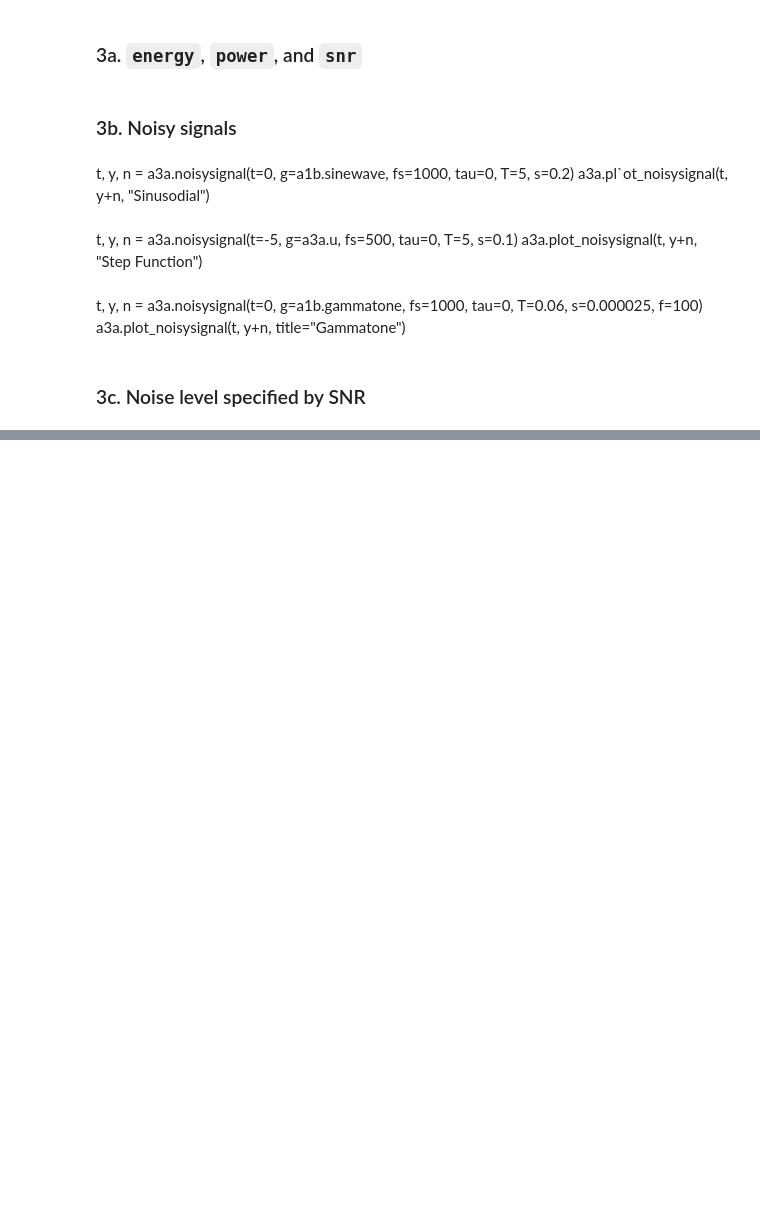
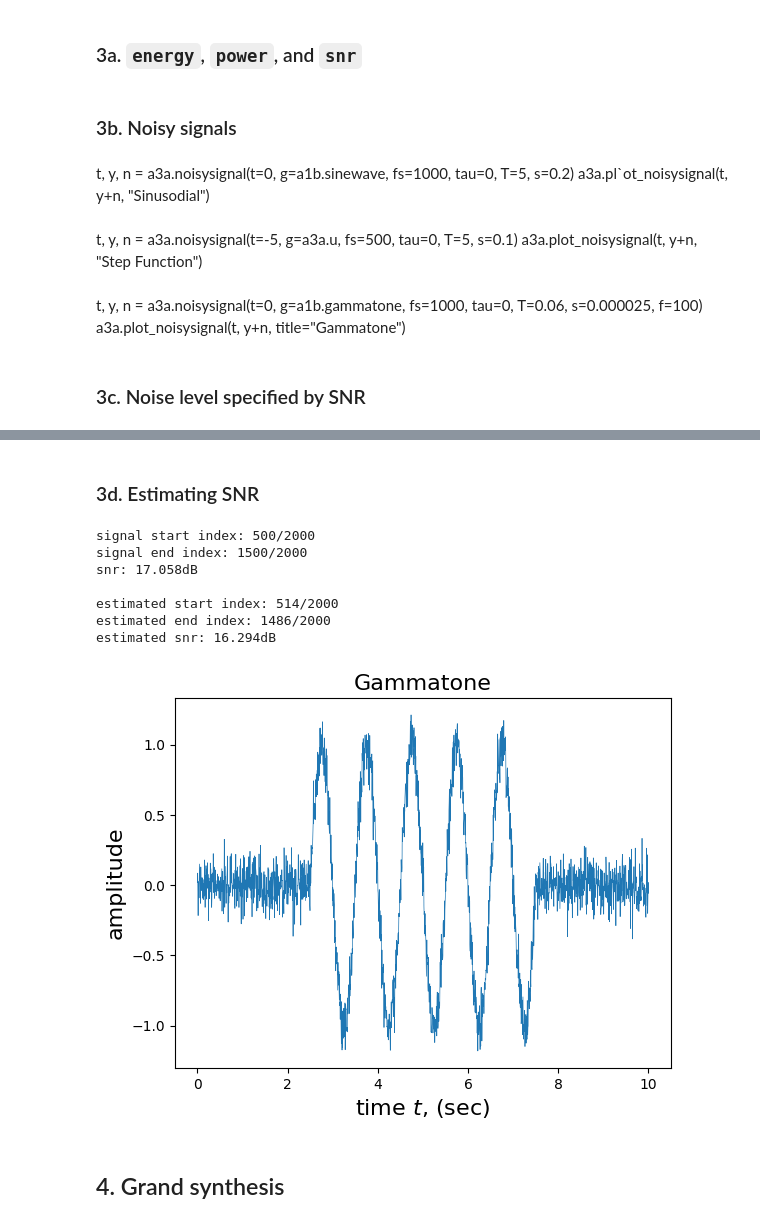
Before and after one commit to finnhittson/csds464, a Jupyter notebook: 464-A3a_fxh157_files/A3a_fxh157.ipynb, the cells around one changed output, grey strips where cells are left out. Saved outputs shown, nothing was run; the diff lists cells and outputs as text; code cells hidden in the pictures; blank space fills up the shorter version.

```diff
--- a/464-A3a_fxh157_files/A3a_fxh157.ipynb
+++ b/464-A3a_fxh157_files/A3a_fxh157.ipynb
@@ -85,0 +88,40 @@ print(sigma/100)
+# %% [markdown]
+### 3d. Estimating SNR
+# %%
+fs = 1000
+tau = 0
+T = 5
+t0 = 0
+size = 500
+s = 0.1
+
+_, y0, n0 = a3a.noisysignal(t=t0, g=a1b.sinewave, fs=fs, tau=tau, T=T, s=s)
+t, y, n = a3a.extend(t=t0, y=y0, n=n0, fs=fs, T=T, size=size, s=s)
+signal = y+n
+
+Ps = a3a.power(y0)
+Pn = a3a.power(n0)
+print(f"signal start index: {size}/{len(y)}")
+print(f"signal end index: {len(signal) - size}/{len(signal)}")
+print(f"snr: {round(10*math.log10(a3a.snr(Ps, Pn)), 3)}dB\n")
+
+th = max(signal)*(4*s)
+start, stop = a3a.extent(y=signal, th=th)
+Ps = a3a.power(signal[start:stop])
+Pn = a3a.power(np.concatenate((signal[:start], signal[stop:])))
+print(f"estimated start index: {start}/{len(signal)}")
+print(f"estimated end index: {stop}/{len(signal)}")
+print(f"estimated snr: {round(10*math.log10(a3a.snr(Ps, Pn)), 3)}dB")
+
+a3a.plot_noisysignal(t, signal, title="Gammatone")
+# %% [output]
+signal start index: 500/2000
+signal end index: 1500/2000
+snr: 17.058dB
+
+estimated start index: 514/2000
+estimated end index: 1486/2000
+estimated snr: 16.294dB
+[figure, added]
+# %% [markdown]
+## 4. Grand synthesis
```
Also changed, not shown: parts of 3 cells of this notebook, 2 other files.
